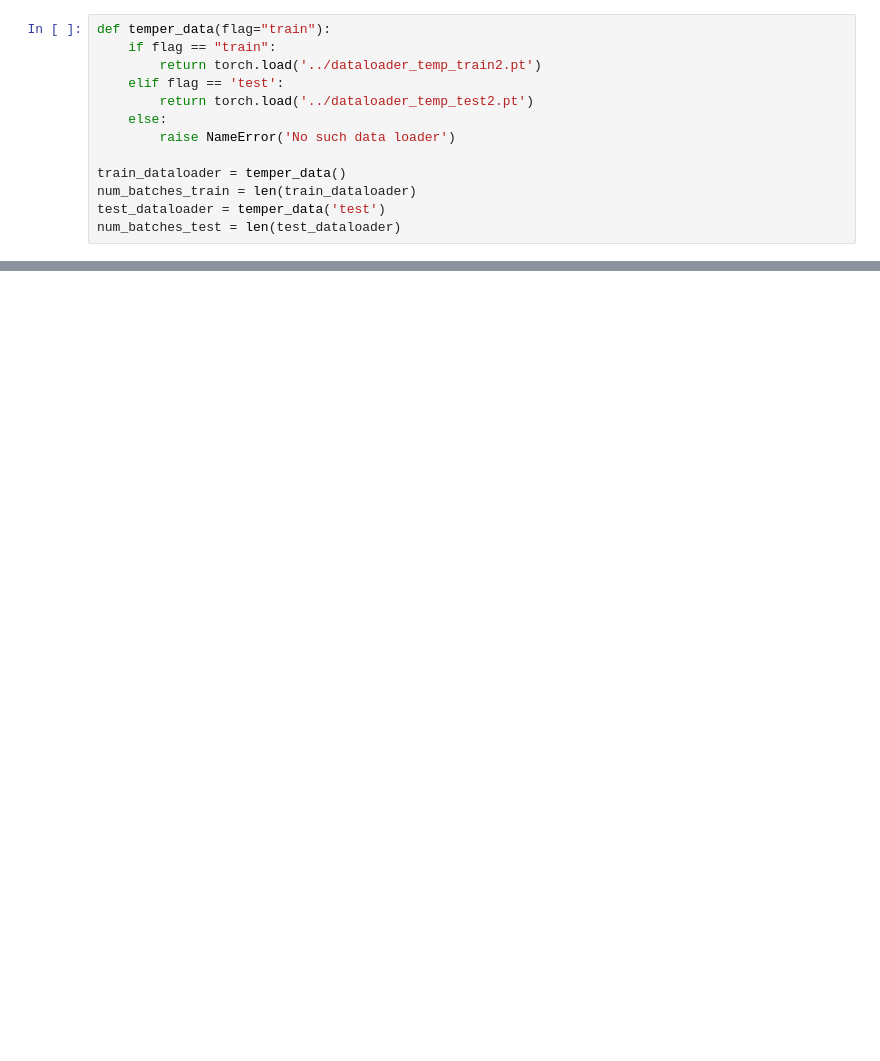
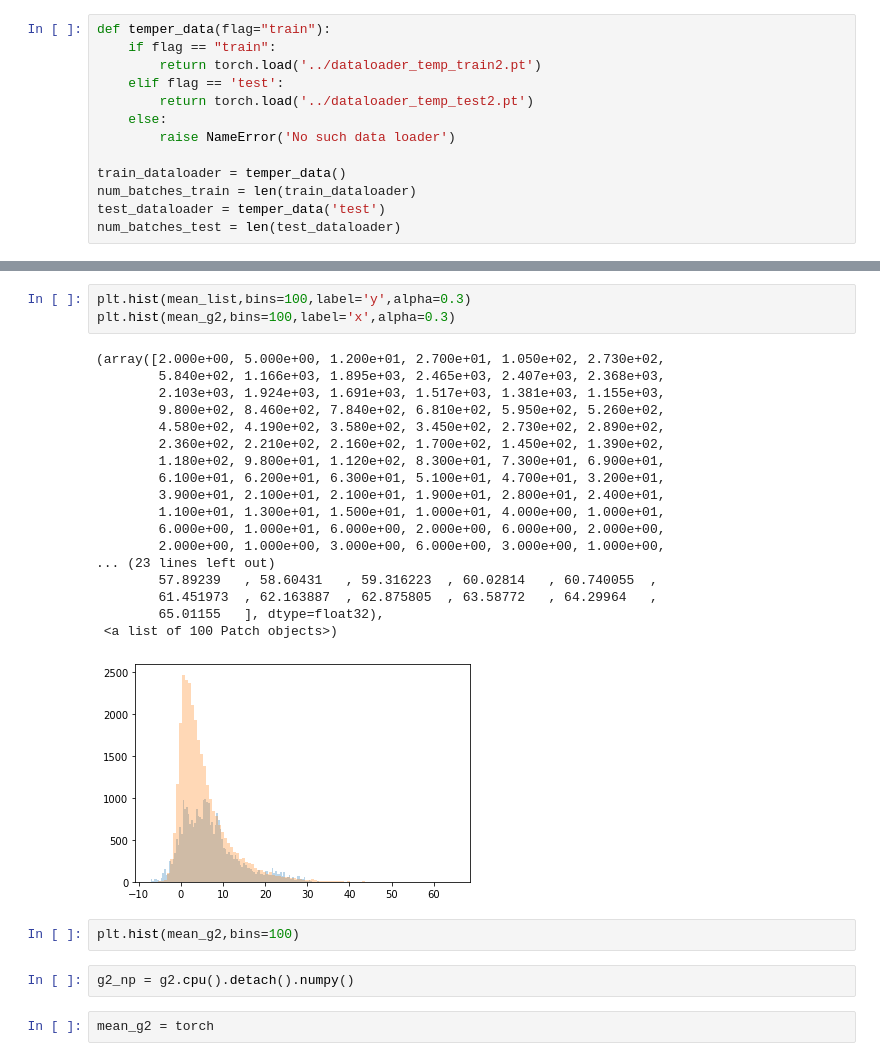
Before and after one commit to Esmidth/CCS_TA_implement, a Jupyter notebook: DCS/DCS_GAN_example.ipynb, the cells around one changed output, grey strips where cells are left out. Saved outputs shown, nothing was run; the diff lists cells and outputs as text; blank space fills up the shorter version.

```diff
--- a/DCS/DCS_GAN_example.ipynb
+++ b/DCS/DCS_GAN_example.ipynb
@@ -56,0 +272,28 @@ discriminator = DiscriminatorNet()
+# %%
+plt.hist(mean_list,bins=100,label='y',alpha=0.3)
+plt.hist(mean_g2,bins=100,label='x',alpha=0.3)
+# %% [output]
+(array([2.000e+00, 5.000e+00, 1.200e+01, 2.700e+01, 1.050e+02, 2.730e+02,
+        5.840e+02, 1.166e+03, 1.895e+03, 2.465e+03, 2.407e+03, 2.368e+03,
+        2.103e+03, 1.924e+03, 1.691e+03, 1.517e+03, 1.381e+03, 1.155e+03,
+        9.800e+02, 8.460e+02, 7.840e+02, 6.810e+02, 5.950e+02, 5.260e+02,
+        4.580e+02, 4.190e+02, 3.580e+02, 3.450e+02, 2.730e+02, 2.890e+02,
+        2.360e+02, 2.210e+02, 2.160e+02, 1.700e+02, 1.450e+02, 1.390e+02,
+        1.180e+02, 9.800e+01, 1.120e+02, 8.300e+01, 7.300e+01, 6.900e+01,
+        6.100e+01, 6.200e+01, 6.300e+01, 5.100e+01, 4.700e+01, 3.200e+01,
+        3.900e+01, 2.100e+01, 2.100e+01, 1.900e+01, 2.800e+01, 2.400e+01,
+        1.100e+01, 1.300e+01, 1.500e+01, 1.000e+01, 4.000e+00, 1.000e+01,
+        6.000e+00, 1.000e+01, 6.000e+00, 2.000e+00, 6.000e+00, 2.000e+00,
+        2.000e+00, 1.000e+00, 3.000e+00, 6.000e+00, 3.000e+00, 1.000e+00,
+... (23 lines left out)
+        57.89239   , 58.60431   , 59.316223  , 60.02814   , 60.740055  ,
+        61.451973  , 62.163887  , 62.875805  , 63.58772   , 64.29964   ,
+        65.01155   ], dtype=float32),
+ <a list of 100 Patch objects>)
+[figure, added]
+# %%
+plt.hist(mean_g2,bins=100)
+# %%
+g2_np = g2.cpu().detach().numpy()
+# %%
+mean_g2 = torch
```
Also changed, not shown: parts of 39 cells of this notebook, 3 other files.
